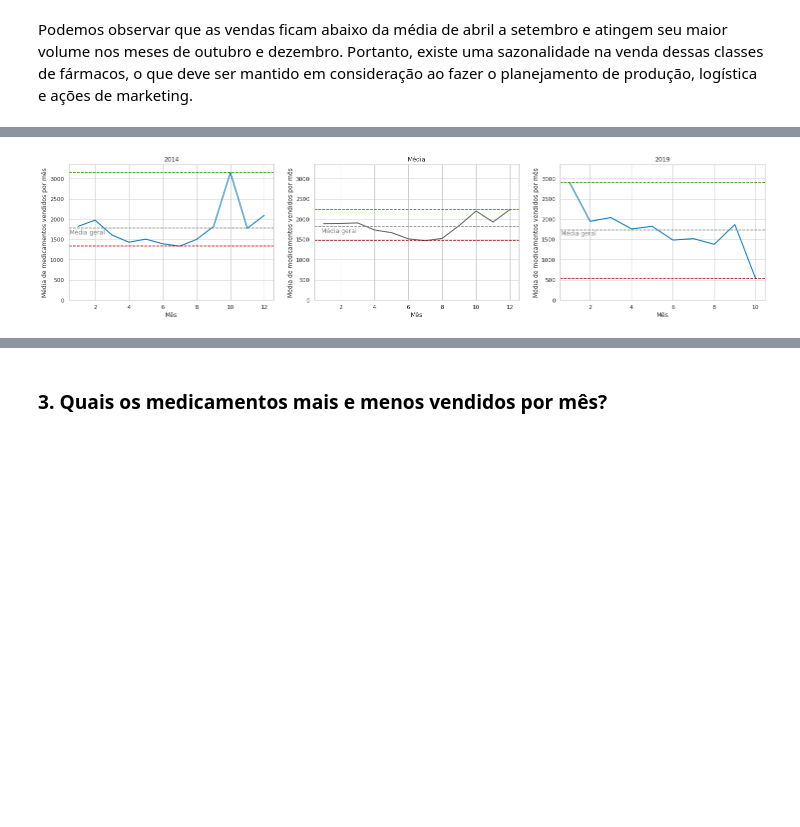
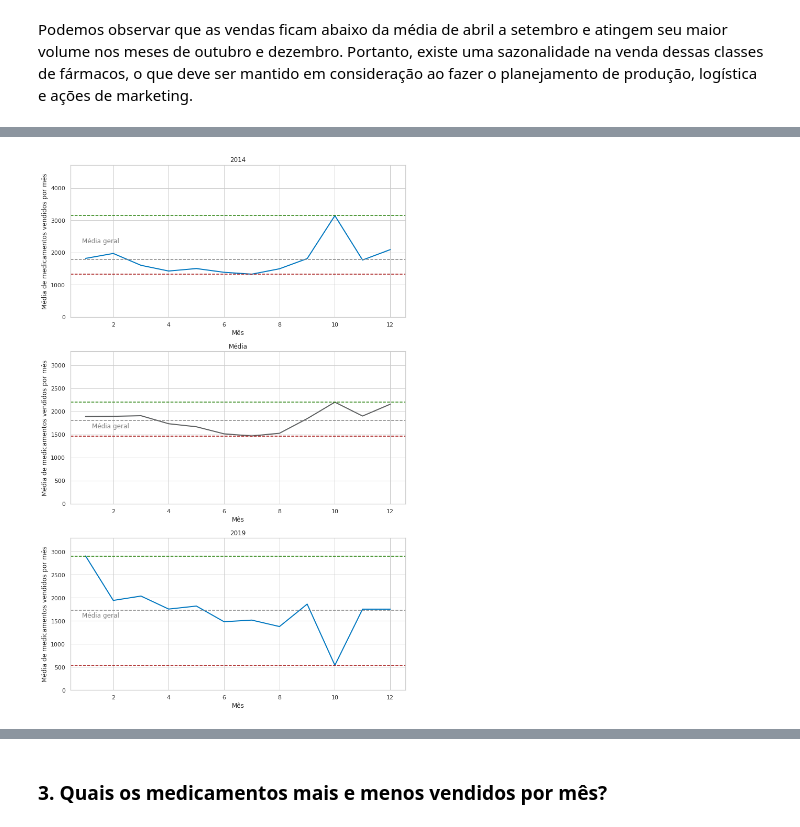
Before and after one commit to ailafelixa/EDA-Pharmaceutical-Sales, a Jupyter notebook: pharma-sales-analysis.ipynb, the cells around one changed output, grey strips where cells are left out. Drawn from its saved outputs; the diff is of its cells as text; code cells hidden in the pictures; blank space fills up the shorter version.

Commit message:
Kaggle Notebook | Pharma Sales Data Analysis 💊  | Version 29

```diff
--- a/pharma-sales-analysis.ipynb
+++ b/pharma-sales-analysis.ipynb
@@ -233,6 +233,8 @@ df_1.tail()
 | 69 | 2019-10-31 | 44.37 | 37.3 | 20.65 | 295.15 | 86.0 | 7.0 | 37.0 | 11.13 |
 | 70 | 2019-11-30 | 154.635 | 114.84 | 117.225 | 865.8245 | 250.3 | 18.0 | 160.0 | 74.1 |
 | 71 | 2019-12-31 | 154.635 | 114.84 | 117.225 | 865.8245 | 250.3 | 18.0 | 160.0 | 74.1 |
+# %%
+pharma_sales_data = deepcopy(df_1)
 # %% [markdown]
 ### 1. Quais classes de medicamentos apresentaram aumento ou diminuição de demanda entre 2014 e 2019? ##
 # %%
@@ -399,3 +418,5 @@ df_2y
+# %%
+df_2 = df_2.drop('datum', axis=1)
 # %%
 #Vamos verificar como a média de vendas se comporta ao longo dos meses, independentemente do produto
 df_2a = df_2.sum(axis=1)
@@ -415,7 +436,9 @@ Text(0.12, 0.51, 'Média geral')
 # %% [markdown]
 Podemos observar que as vendas ficam abaixo da média de abril a setembro e atingem seu maior volume nos meses de outubro e dezembro. Portanto, existe uma sazonalidade na venda dessas classes de fármacos, o que deve ser mantido em consideração ao fazer o planejamento de produção, logística e ações de marketing.
 # %%
-### Vamos analisar agora se essa tendência média se repete nos anos de 2014 (nosso start-point) e 2019 (nosso end-point)
+plt.figure(figsize=(10, 15))  # Definindo o tamanho da figura
+
+
 df_2y2014 = df_2y.loc[df_2y['year']==2014]
 df_2y2014 = df_2y2014.drop('year', axis=1)
 df_2y2014 = df_2y2014.set_index('month')
@@ -424,49 +447,48 @@ df_2y2014 = df_2y2014.sum(axis=1)
 df_2y2014 = pd.DataFrame(df_2y2014)
 df_2y2014 = df_2y2014.rename(columns={0:'total'})
 
-plt.subplots(figsize=(25, 5))
-plt.subplot(1, 3, 1)
-df_2y2014ax = sns.lineplot(x = df_2y2014.index, y=df_2y2014.total, color='#0077C0',**{'lw':'2'})
-#df_2y2014ax.figure.set_size_inches(5, 5)
-df_2y2014ax.set(xlabel='Mês', ylabel='Média de medicamentos vendidos por mês')
-plt.ylim(0, df_2a['total'].max()*1.5)
-plt.axhline(df_2y2014.total.mean(),xmin=0, xmax=1, color='grey', **{'ls':'--'})
-plt.axhline(df_2y2014.total.max(),xmin=0, xmax=1, color='#1C7A00', **{'ls':'--'})
-plt.axhline(df_2y2014.total.min(),xmin=0, xmax=1, color='#9C0000', **{'ls':'--'})
-plt.text(0.09, 0.50, 'Média geral', horizontalalignment='center',
-     verticalalignment='center', transform=df_2y2014ax.transAxes, color='grey')
-plt.title('2014')
-
-plt.subplot(1, 3, 2)
-df2ax = sns.lineplot(x = df_2a.index, y=df_2a.total, color='#5C5E5F', **{'lw':'2'})
-#df2ax.figure.set_size_inches(5, 5)
-df2ax.set(xlabel='Mês', ylabel='Média de medicamentos vendidos por mês')
-plt.ylim(0, df_2a['total'].max()*1.5)
-plt.axhline(df_2a.total.mean(),xmin=0, xmax=1, color='grey', **{'ls':'--'})
-plt.axhline(df_2a.total.max(),xmin=0, xmax=1, color='#1C7A00', **{'ls':'--'})
-plt.axhline(df_2a.total.min(),xmin=0, xmax=1, color='#9C0000', **{'ls':'--'})
-plt.text(0.12, 0.51, 'Média geral', horizontalalignment='center',
-     verticalalignment='center', transform=df2ax.transAxes, color='grey')
-plt.title('Média')
-
-
 df_2y2019 = df_2y.loc[df_2y['year']==2019]
 df_2y2019 = df_2y2019.drop('year', axis=1)
 df_2y2019 = df_2y2019.set_index('month')
 df_2y2019 = df_2y2019.sum(axis=1)
 
-df_2y2019 = pd.DataFrame(df_2y2019)
+df_2y2019= pd.DataFrame(df_2y2019)
 df_2y2019 = df_2y2019.rename(columns={0:'total'})
 
-plt.subplot(1, 3, 3)
-df_2y2019ax = sns.lineplot(x = df_2y2019.index, y=df_2y2019.total, color='#0077C0',**{'lw':'2'})
-#df_2y2014ax.figure.set_size_inches(5, 5)
+# Gráfico para 2014
+plt.subplot(3, 1, 1)
+df_2y2014ax = sns.lineplot(x=df_2y2014.index, y=df_2y2014.total, color='#0077C0', lw=2)
+df_2y2014ax.set(xlabel='Mês', ylabel='Média de medicamentos vendidos por mês')
+plt.ylim(0, df_2y2014['total'].max() * 1.5)
+plt.axhline(df_2y2014.total.mean(), xmin=0, xmax=1, color='grey', ls='--')
+plt.axhline(df_2y2014.total.max(), xmin=0, xmax=1, color='#1C7A00', ls='--')
+plt.axhline(df_2y2014.total.min(), xmin=0, xmax=1, color='#9C0000', ls='--')
+plt.text(0.09, 0.50, 'Média geral', horizontalalignment='center', verticalalignment='center', transform=df_2y2014ax.transAxes, color='grey')
+plt.title('2014')
+
+# Gráfico para Média
+plt.subplot(3, 1, 2)
+df2ax = sns.lineplot(x=df_2a.index, y=df_2a.total, color='#5C5E5F', lw=2)
+df2ax.set(xlabel='Mês', ylabel='Média de medicamentos vendidos por mês')
+plt.ylim(0, df_2a['total'].max() * 1.5)
+plt.axhline(df_2a.total.mean(), xmin=0, xmax=1, color='grey', ls='--')
+plt.axhline(df_2a.total.max(), xmin=0, xmax=1, color='#1C7A00', ls='--')
+plt.axhline(df_2a.total.min(), xmin=0, xmax=1, color='#9C0000', ls='--')
+plt.text(0.12, 0.51, 'Média geral', horizontalalignment='center', verticalalignment='center', transform=df2ax.transAxes, color='grey')
+plt.title('Média')
+
+# Gráfico para 2019
+plt.subplot(3, 1, 3)
+df_2y2019ax = sns.lineplot(x=df_2y2019.index, y=df_2y2019.total, color='#0077C0', lw=2)
 df_2y2019ax.set(xlabel='Mês', ylabel='Média de medicamentos vendidos por mês')
-plt.ylim(0, df_2a['total'].max()*1.5)
-plt.axhline(df_2y2019.total.mean(),xmin=0, xmax=1, color='grey', **{'ls':'--'})
-plt.axhline(df_2y2019.total.max(),xmin=0, xmax=1, color='#1C7A00', **{'ls':'--'})
-plt.axhline(df_2y2019.total.min(),xmin=0, xmax=1, color='#9C0000', **{'ls':'--'})
-plt.text(0.09, 0.49, 'Média geral', horizontalalignment='center',
-     verticalalignment='center', transform=df_2y2019ax.transAxes, color='grey')
+plt.ylim(0, df_2a['total'].max() * 1.5)
+plt.axhline(df_2y2019.total.mean(), xmin=0, xmax=1, color='grey', ls='--')
+plt.axhline(df_2y2019.total.max(), xmin=0, xmax=1, color='#1C7A00', ls='--')
+plt.axhline(df_2y2019.total.min(), xmin=0, xmax=1, color='#9C0000', ls='--')
+plt.text(0.09, 0.49, 'Média geral', horizontalalignment='center', verticalalignment='center', transform=df_2y2019ax.transAxes, color='grey')
 plt.title('2019')
+
+plt.tight_layout()  # Ajusta automaticamente o espaçamento entre os subplots para evitar sobreposição
+
+plt.show()
 # %% [output]
@@ -474,4 +495,4 @@ Text(0.5, 1.0, '2019')
-[figure, old version]
+[figure, new version]
 # %% [markdown]
 O ano de 2014 teve um padrão mais parecido com a média, onde os meses de abril a novembro tiveram vendas abaixo da média, havendo uma recuperação para a média após agosto e atingindo o patamar máximo de vendas em outubro. Em 2014 entretanto o pico de vendas foi bem mais acentuado que a média.
 
```
Also changed, not shown: parts of 25 cells of this notebook.
